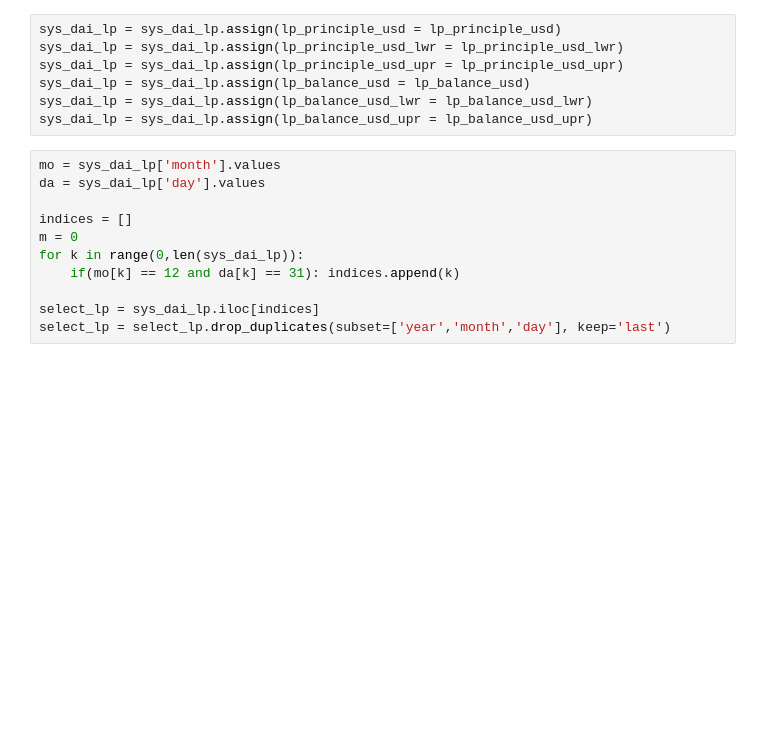
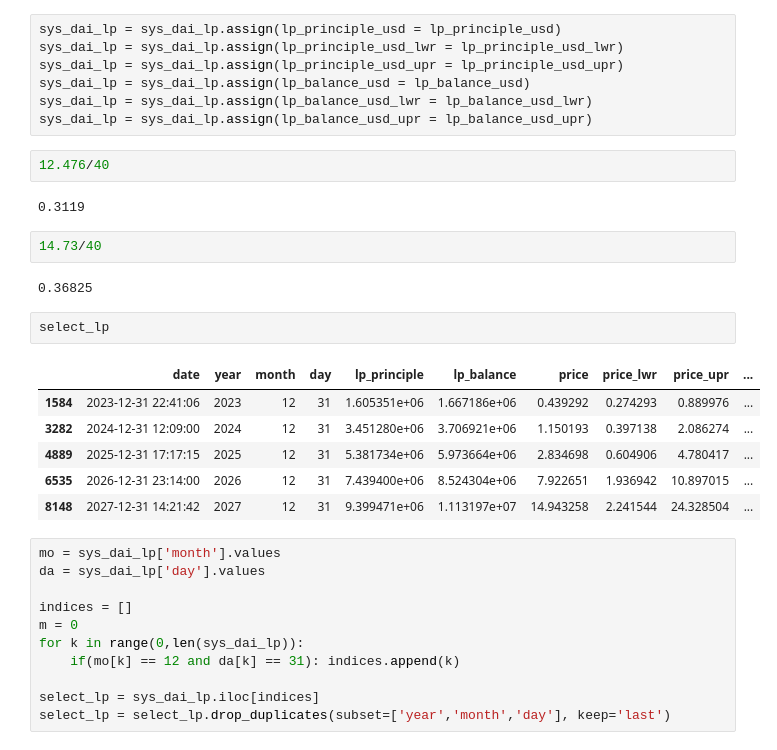
Before and after one commit to icmoore/daosys, a Jupyter notebook: notebooks/simulation/masternode_daosys.ipynb, the cells around one changed output. Cells and saved outputs as stored; diff of their text form; blank space fills up the shorter version.

```diff
--- a/notebooks/simulation/masternode_daosys.ipynb
+++ b/notebooks/simulation/masternode_daosys.ipynb
@@ -458,6 +460,23 @@ sys_dai_lp = sys_dai_lp.assign(lp_principle_usd_upr = lp_principle_usd_upr)
 sys_dai_lp = sys_dai_lp.assign(lp_balance_usd = lp_balance_usd)
 sys_dai_lp = sys_dai_lp.assign(lp_balance_usd_lwr = lp_balance_usd_lwr)
 sys_dai_lp = sys_dai_lp.assign(lp_balance_usd_upr = lp_balance_usd_upr)
+# %%
+12.476/40
+# %% [output]
+0.3119
+# %%
+14.73/40
+# %% [output]
+0.36825
+# %%
+select_lp
+# %% [output]
+|  | date | year | month | day | lp_principle | lp_balance | price | price_lwr | price_upr | ... |
+| 1584 | 2023-12-31 22:41:06 | 2023 | 12 | 31 | 1.605351e+06 | 1.667186e+06 | 0.439292 | 0.274293 | 0.889976 | ... |
+| 3282 | 2024-12-31 12:09:00 | 2024 | 12 | 31 | 3.451280e+06 | 3.706921e+06 | 1.150193 | 0.397138 | 2.086274 | ... |
+| 4889 | 2025-12-31 17:17:15 | 2025 | 12 | 31 | 5.381734e+06 | 5.973664e+06 | 2.834698 | 0.604906 | 4.780417 | ... |
+| 6535 | 2026-12-31 23:14:00 | 2026 | 12 | 31 | 7.439400e+06 | 8.524304e+06 | 7.922651 | 1.936942 | 10.897015 | ... |
+| 8148 | 2027-12-31 14:21:42 | 2027 | 12 | 31 | 9.399471e+06 | 1.113197e+07 | 14.943258 | 2.241544 | 24.328504 | ... |
 # %%
 mo = sys_dai_lp['month'].values
 da = sys_dai_lp['day'].values
```
Also changed, not shown: parts of 4 cells of this notebook, 11 other files.
